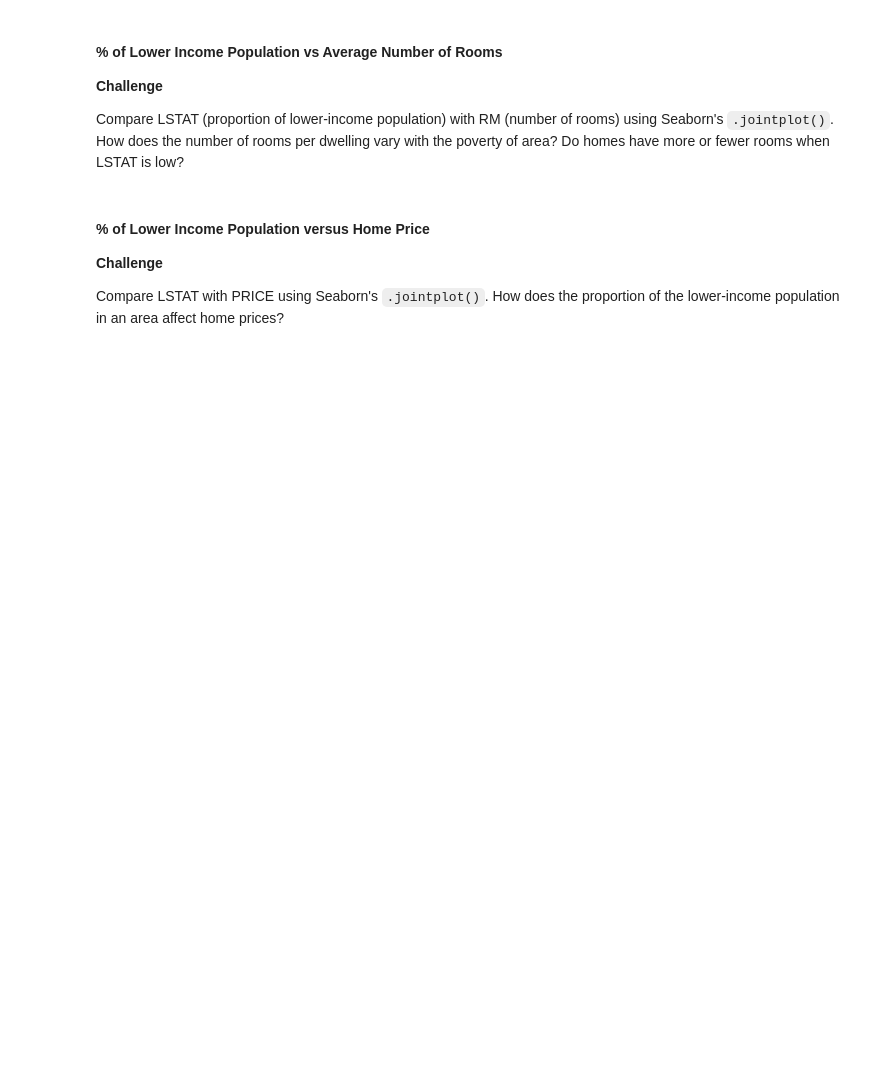
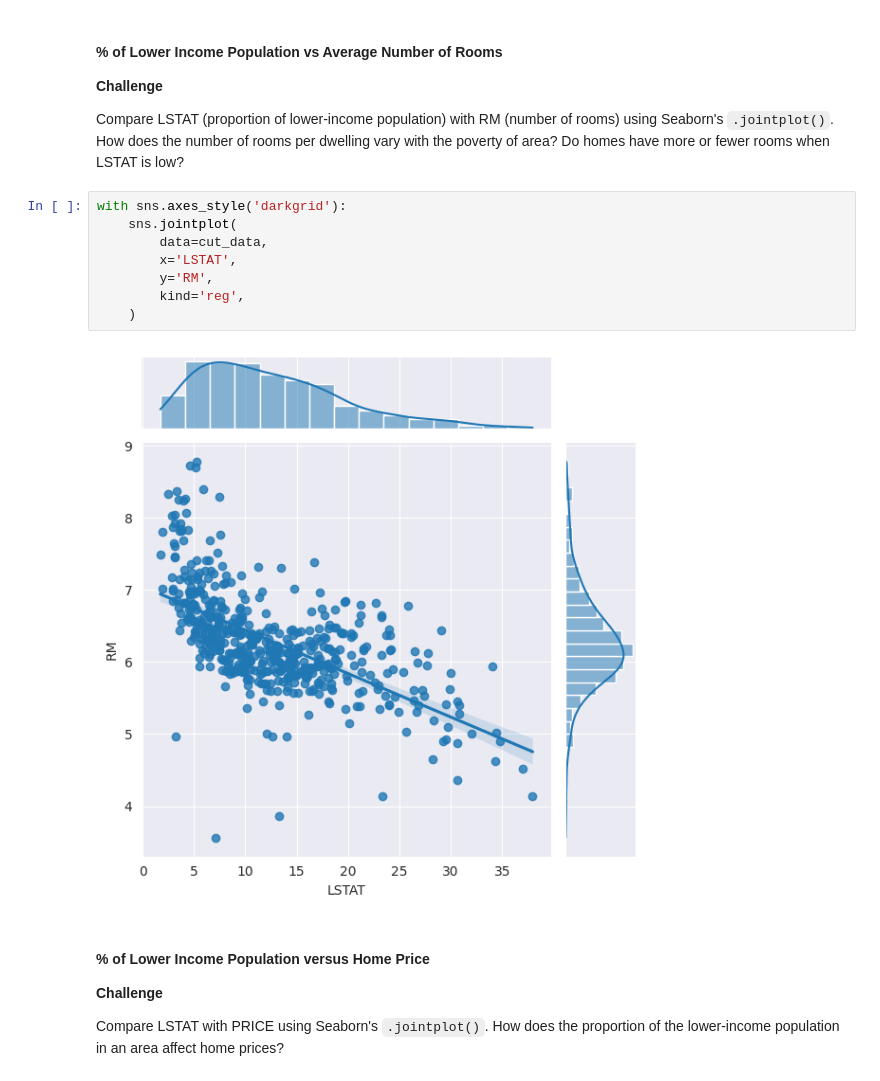
Before and after one commit to juandrzej/100days_of_code, a Jupyter notebook: 100days_of_code_day81_boston_house_prices/Multivariable_Regression_and_Valuation_Model.ipynb, the cells around one changed output. Saved outputs shown, nothing was run; the diff lists cells and outputs as text; blank space fills up the shorter version.

```diff
--- a/100days_of_code_day81_boston_house_prices/Multivariable_Regression_and_Valuation_Model.ipynb
+++ b/100days_of_code_day81_boston_house_prices/Multivariable_Regression_and_Valuation_Model.ipynb
@@ -273,6 +302,16 @@ Compare INDUS (the proportion of non-retail industry i.e., factories) with NOX (
 **Challenge**
 
 Compare LSTAT (proportion of lower-income population) with RM (number of rooms) using Seaborn's `.jointplot()`. How does the number of rooms per dwelling vary with the poverty of area? Do homes have more or fewer rooms when LSTAT is low?
+# %%
+with sns.axes_style('darkgrid'):
+    sns.jointplot(
+        data=cut_data,
+        x='LSTAT',
+        y='RM',
+        kind='reg',
+    )
+# %% [output]
+[figure, added]
 # %% [markdown]
 #### % of Lower Income Population versus Home Price
 
```
Also changed, not shown: parts of 5 cells of this notebook.
